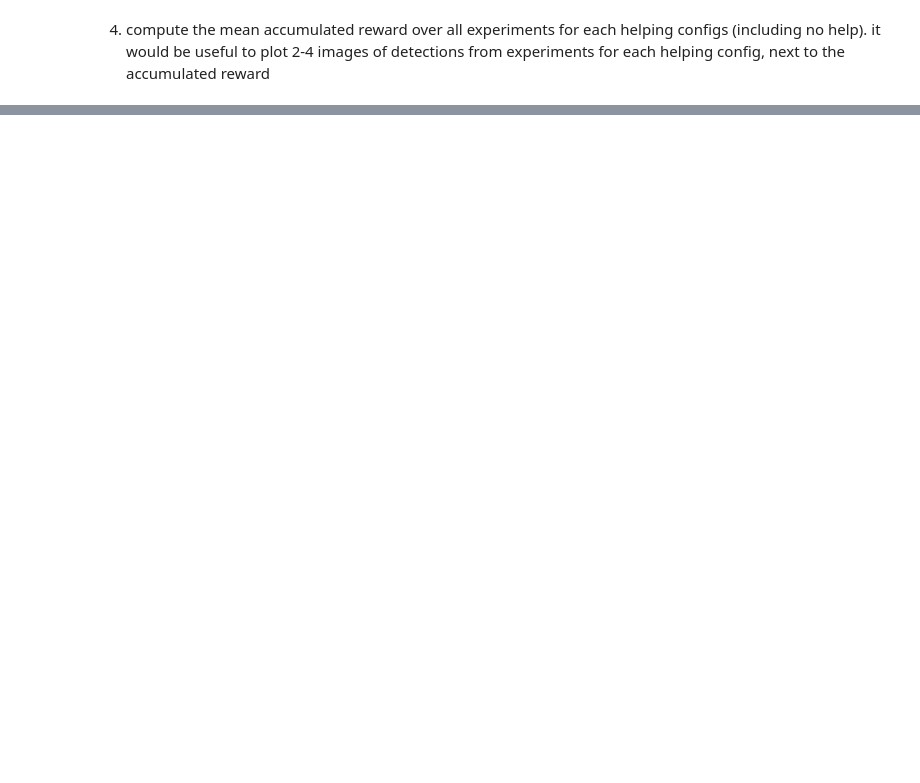
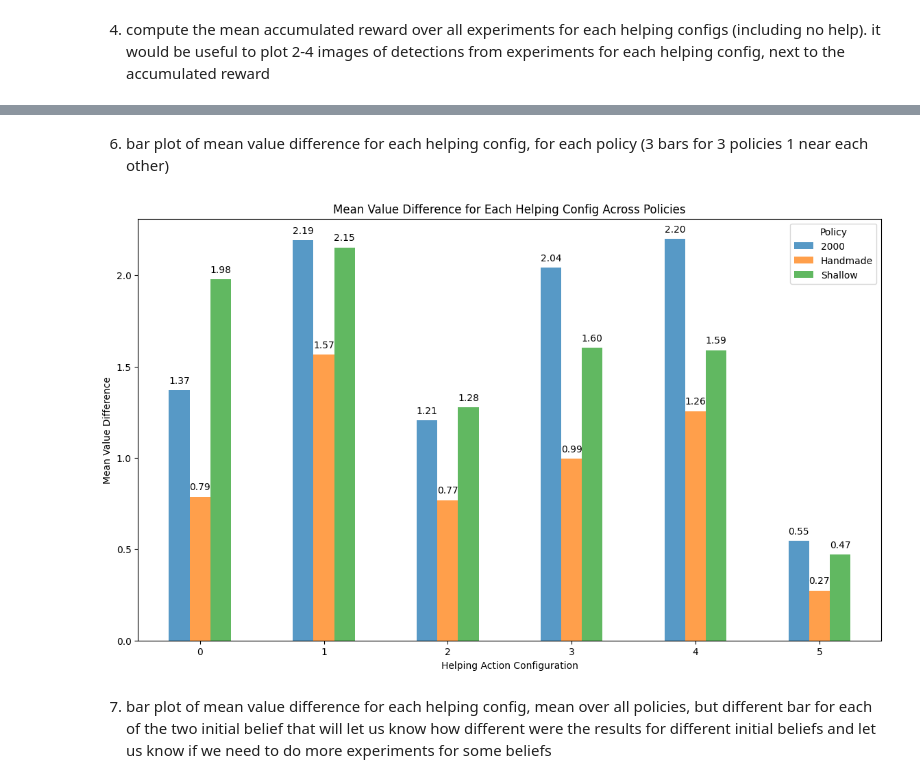
Before and after one commit to CLAIR-LAB-TECHNION/voa-pomdp, a Jupyter notebook: experiments_lab/analyze_results.ipynb, the cells around one changed output, grey strips where cells are left out. Saved outputs shown, nothing was run; the diff lists cells and outputs as text; code cells hidden in the pictures; blank space fills up the shorter version.

```diff
--- a/experiments_lab/analyze_results.ipynb
+++ b/experiments_lab/analyze_results.ipynb
@@ -448,0 +368,41 @@ mean accumulated reward for experiments_4_blocks_shallow_policy_result.csv
+# %% [markdown]
+6) bar plot of mean value difference for each helping config, for each policy (3 bars for 3 policies 1 near each other)
+# %%
+import pandas as pd
+import matplotlib.pyplot as plt
+
+# Example data loading - replace these with actual paths and data
+
+data_handmade = pd.read_csv('analyze_results_output/experiments_4_blocks_handmade_policy_result_value_difference.csv')
+data_2000 =  pd.read_csv('analyze_results_output/experiments_4_blocks_2000_policy_result_value_difference.csv')
+data_shallow = pd.read_csv('analyze_results_output/experiments_4_blocks_shallow_policy_result_value_difference.csv')
+
+# Adding a policy column to distinguish the data
+data_handmade['policy'] = 'Handmade'
+data_2000['policy'] = '2000'
+data_shallow['policy'] = 'Shallow'
+
+# Combine the datasets
+combined_data = pd.concat([data_handmade, data_2000, data_shallow])
+
+# Group by help configuration and policy to calculate mean value differences
+grouped_data = combined_data.groupby(['help_config_idx_local', 'policy'])['value_diff'].mean().unstack()
+
+# Plotting
+ax = grouped_data.plot(kind='bar', figsize=(14, 8), alpha=0.75, rot=0)
+plt.xlabel('Helping Action Configuration')
+plt.ylabel('Mean Value Difference')
+plt.title('Mean Value Difference for Each Helping Config Across Policies')
+plt.legend(title='Policy')
+
+# Add values on top of bars for better readability
+for p in ax.patches:
+    ax.annotate(f"{p.get_height():.2f}", (p.get_x() + p.get_width() / 2., p.get_height()),
+                ha='center', va='center', xytext=(0, 10), textcoords='offset points')
+
+plt.show()
+# %% [output]
+[figure, added]
+# %% [markdown]
+7) bar plot of mean value difference for each helping config, mean over all policies, but different bar for each of the two initial belief
+   that will let us know how different were the results for different initial beliefs and let us know if we need to do more experiments for some beliefs
```
Also changed, not shown: parts of 7 cells of this notebook, 6 other files.
